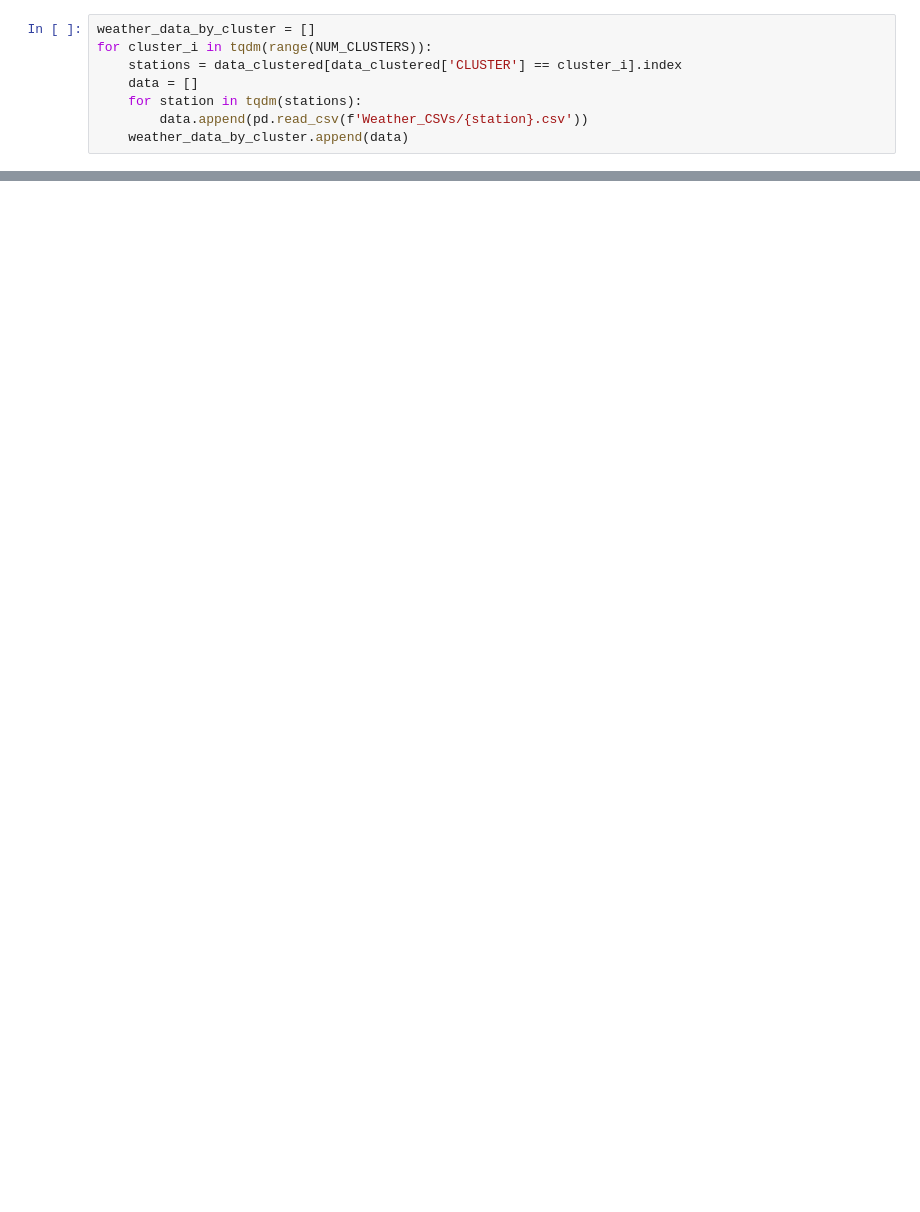
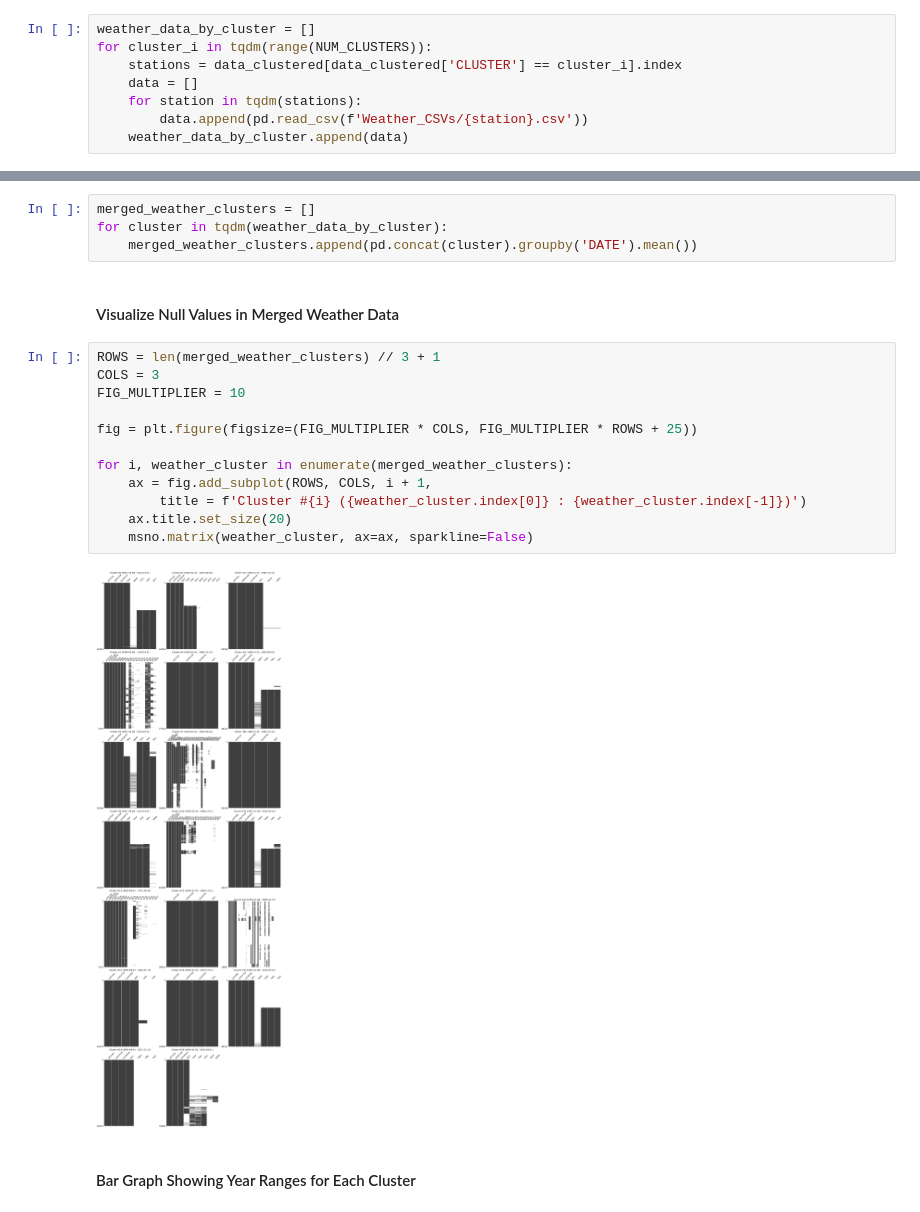
Before and after one commit to MatteoPerona/Rough_rice_prediction, a Jupyter notebook: Data/ Data.ipynb, the cells around one changed output, grey strips where cells are left out. Cells and saved outputs as stored; diff of their text form; blank space fills up the shorter version.

```diff
--- a/Data/ Data.ipynb
+++ b/Data/ Data.ipynb
@@ -301,0 +380,22 @@ for cluster_i in tqdm(range(NUM_CLUSTERS)):
+# %%
+merged_weather_clusters = []
+for cluster in tqdm(weather_data_by_cluster):
+    merged_weather_clusters.append(pd.concat(cluster).groupby('DATE').mean())
+# %% [markdown]
+#### Visualize Null Values in Merged Weather Data
+# %%
+ROWS = len(merged_weather_clusters) // 3 + 1
+COLS = 3
+FIG_MULTIPLIER = 10
+
+fig = plt.figure(figsize=(FIG_MULTIPLIER * COLS, FIG_MULTIPLIER * ROWS + 25))
+
+for i, weather_cluster in enumerate(merged_weather_clusters):
+    ax = fig.add_subplot(ROWS, COLS, i + 1,
+        title = f'Cluster #{i} ({weather_cluster.index[0]} : {weather_cluster.index[-1]})')
+    ax.title.set_size(20)
+    msno.matrix(weather_cluster, ax=ax, sparkline=False)
+# %% [output]
+[figure, added]
+# %% [markdown]
+#### Bar Graph Showing Year Ranges for Each Cluster
```
Also changed, not shown: parts of 23 cells of this notebook.
